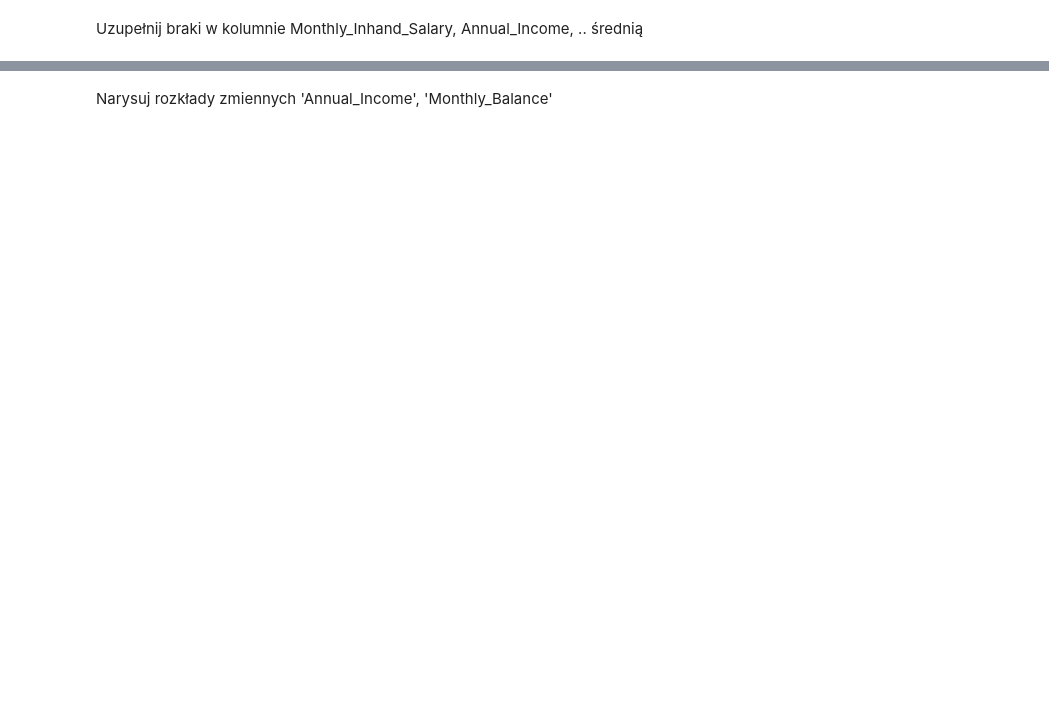
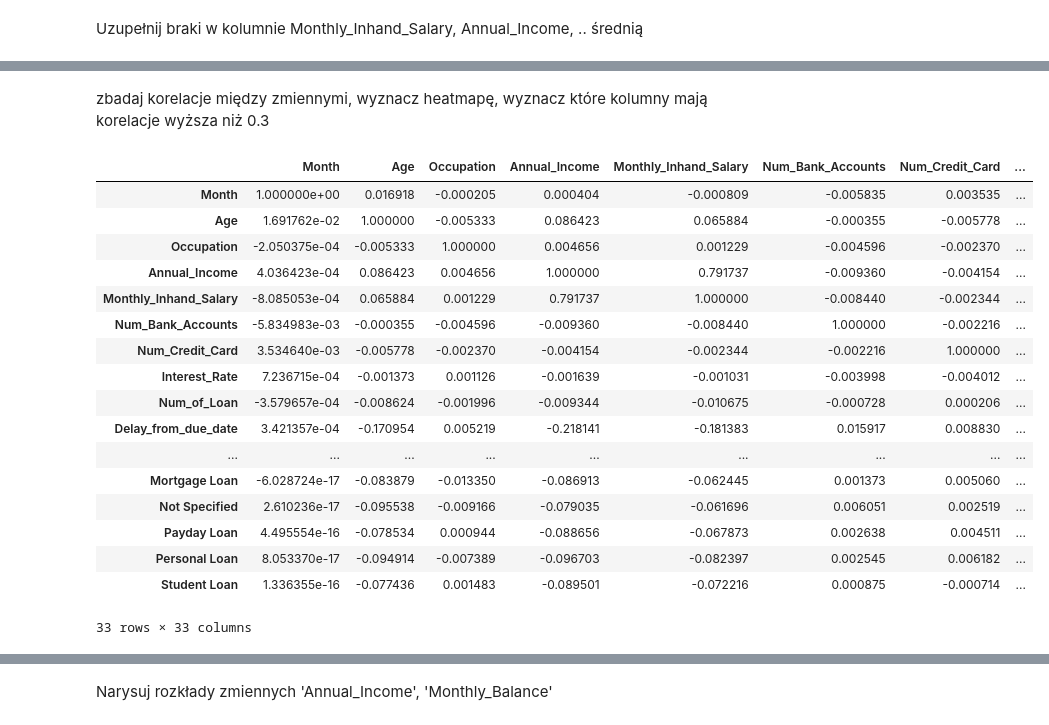
Before and after one commit to KrzysztofDrobnik/lecture1, a Jupyter notebook: PUM2_todo.ipynb, the cells around one changed output, grey strips where cells are left out. Cells and saved outputs as stored; diff of their text form; code cells hidden in the pictures; blank space fills up the shorter version.

```diff
--- a/PUM2_todo.ipynb
+++ b/PUM2_todo.ipynb
@@ -351,3 +351,9 @@ dtypes: float64(1), int64(14), object(18)
 memory usage: 25.2+ MB
 # %% [markdown]
 Zmien inne zmienne na numeryczne
+# %%
+for col in df.columns:
+  if df[col].dtype == 'object':
+    df[col] = pd.to_numeric(df[col], errors='coerce')
+
+df.info()
@@ -354,2 +378,8 @@ Zmien inne zmienne na numeryczne
 # %% [markdown]
 Uzupełnij braki w kolumnie Monthly_Inhand_Salary,  Annual_Income, .. średnią
+# %%
+for col in ['Monthly_Inhand_Salary','Annual_Income']:
+  mean = df[col].mean()
+  df[col] = df[col].fillna(mean)
+
+df.info()
@@ -355,0 +406,4 @@ Uzupełnij braki w kolumnie Monthly_Inhand_Salary,  Annual_Income, .. średnią
+# %%
+mean_age = df.loc[(df['Age'] >=0)&(df['Age'] <=100), 'Age'].mean()
+df['Age'] = df['Age'].apply(lambda x: mean_age if x < 0 or x > 100 else x)
+df['Age']
@@ -355,0 +457,25 @@ Uzupełnij braki w kolumnie Monthly_Inhand_Salary,  Annual_Income, .. średnią
+# %% [markdown]
+zbadaj korelacje między zmiennymi, wyznacz heatmapę, wyznacz które kolumny mają korelacje wyższa niż 0.3
+# %%
+#macierz korelacji między zmiennymi
+cor_matrix = df.corr()
+cor_matrix
+# %% [output]
+|  | Month | Age | Occupation | Annual_Income | Monthly_Inhand_Salary | Num_Bank_Accounts | Num_Credit_Card | ... |
+| Month | 1.000000e+00 | 0.016918 | -0.000205 | 0.000404 | -0.000809 | -0.005835 | 0.003535 | ... |
+| Age | 1.691762e-02 | 1.000000 | -0.005333 | 0.086423 | 0.065884 | -0.000355 | -0.005778 | ... |
+| Occupation | -2.050375e-04 | -0.005333 | 1.000000 | 0.004656 | 0.001229 | -0.004596 | -0.002370 | ... |
+| Annual_Income | 4.036423e-04 | 0.086423 | 0.004656 | 1.000000 | 0.791737 | -0.009360 | -0.004154 | ... |
+| Monthly_Inhand_Salary | -8.085053e-04 | 0.065884 | 0.001229 | 0.791737 | 1.000000 | -0.008440 | -0.002344 | ... |
+| Num_Bank_Accounts | -5.834983e-03 | -0.000355 | -0.004596 | -0.009360 | -0.008440 | 1.000000 | -0.002216 | ... |
+| Num_Credit_Card | 3.534640e-03 | -0.005778 | -0.002370 | -0.004154 | -0.002344 | -0.002216 | 1.000000 | ... |
+| Interest_Rate | 7.236715e-04 | -0.001373 | 0.001126 | -0.001639 | -0.001031 | -0.003998 | -0.004012 | ... |
+| Num_of_Loan | -3.579657e-04 | -0.008624 | -0.001996 | -0.009344 | -0.010675 | -0.000728 | 0.000206 | ... |
+| Delay_from_due_date | 3.421357e-04 | -0.170954 | 0.005219 | -0.218141 | -0.181383 | 0.015917 | 0.008830 | ... |
+| ... | ... | ... | ... | ... | ... | ... | ... | ... |
+| Mortgage Loan | -6.028724e-17 | -0.083879 | -0.013350 | -0.086913 | -0.062445 | 0.001373 | 0.005060 | ... |
+| Not Specified | 2.610236e-17 | -0.095538 | -0.009166 | -0.079035 | -0.061696 | 0.006051 | 0.002519 | ... |
+| Payday Loan | 4.495554e-16 | -0.078534 | 0.000944 | -0.088656 | -0.067873 | 0.002638 | 0.004511 | ... |
+| Personal Loan | 8.053370e-17 | -0.094914 | -0.007389 | -0.096703 | -0.082397 | 0.002545 | 0.006182 | ... |
+| Student Loan | 1.336355e-16 | -0.077436 | 0.001483 | -0.089501 | -0.072216 | 0.000875 | -0.000714 | ... |
+33 rows × 33 columns
```
Also changed, not shown: parts of 17 cells of this notebook.
